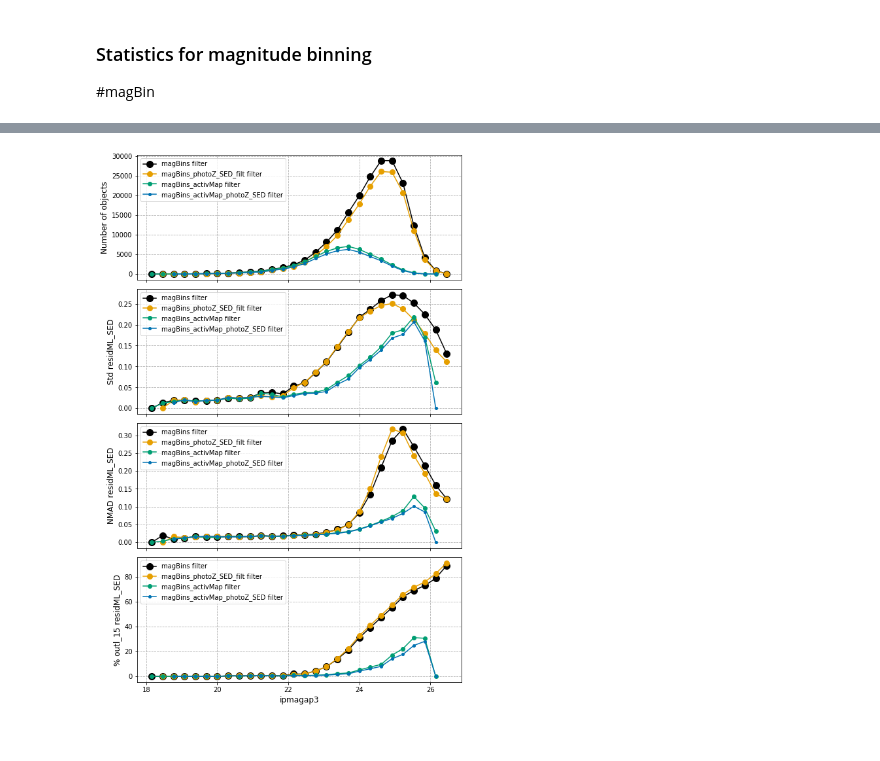
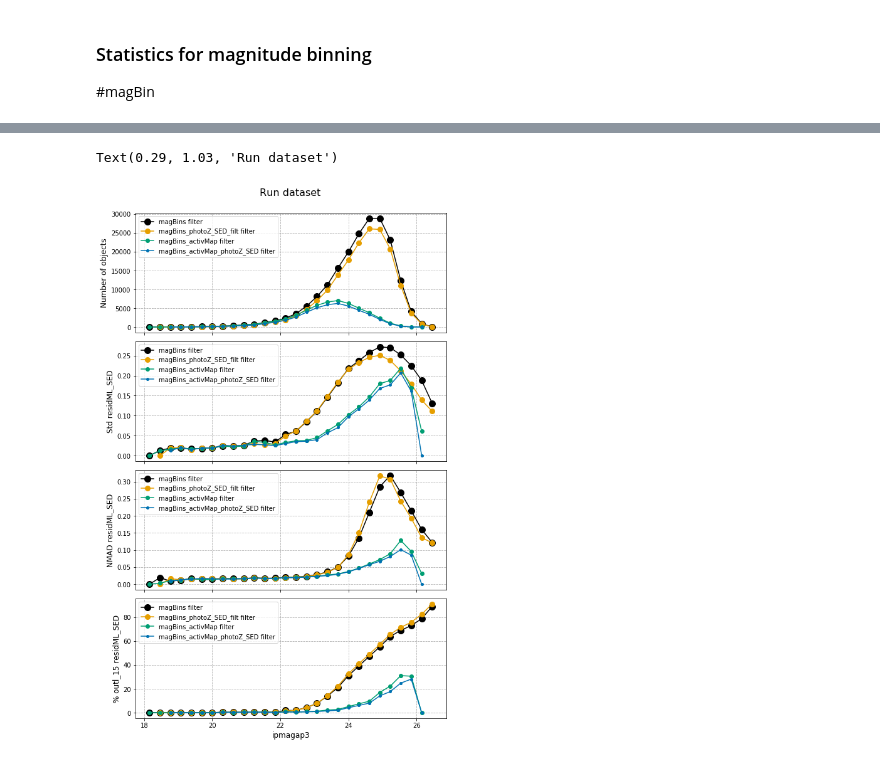
Before and after one commit to ShrRa/COSMOS_SOM, a Jupyter notebook: Statistics.ipynb, the cells around one changed output, grey strips where cells are left out. Drawn from its saved outputs; the diff is of its cells as text; code cells hidden in the pictures.

```diff
--- a/Statistics.ipynb
+++ b/Statistics.ipynb
@@ -375,10 +379,12 @@ fig=plotBinnedStats(stats,estimators,residCols=[residML,residSED],cases=cases,bi
 # %%
 keyStat='Run'
 stats=statAll[keyStat]
 
 estimators=['Std','NMAD','% outl_15']
 cases=['magBins','magBins_photoZ_SED_filt','magBins_activMap','magBins_activMap_photoZ_SED']
 binCol='ipmagap3'
 fig=plotBinnedStats(stats,estimators,residCols=[residML_SED],cases=cases,binCol=binCol)
+fig.suptitle(keyStat+' dataset', fontsize=16, y=1.03,x=0.29)
 # %% [output]
+Text(0.29, 1.03, 'Run dataset')
-[figure, old version]
+[figure, new version]
```
Also changed, not shown: parts of 2 cells of this notebook.
